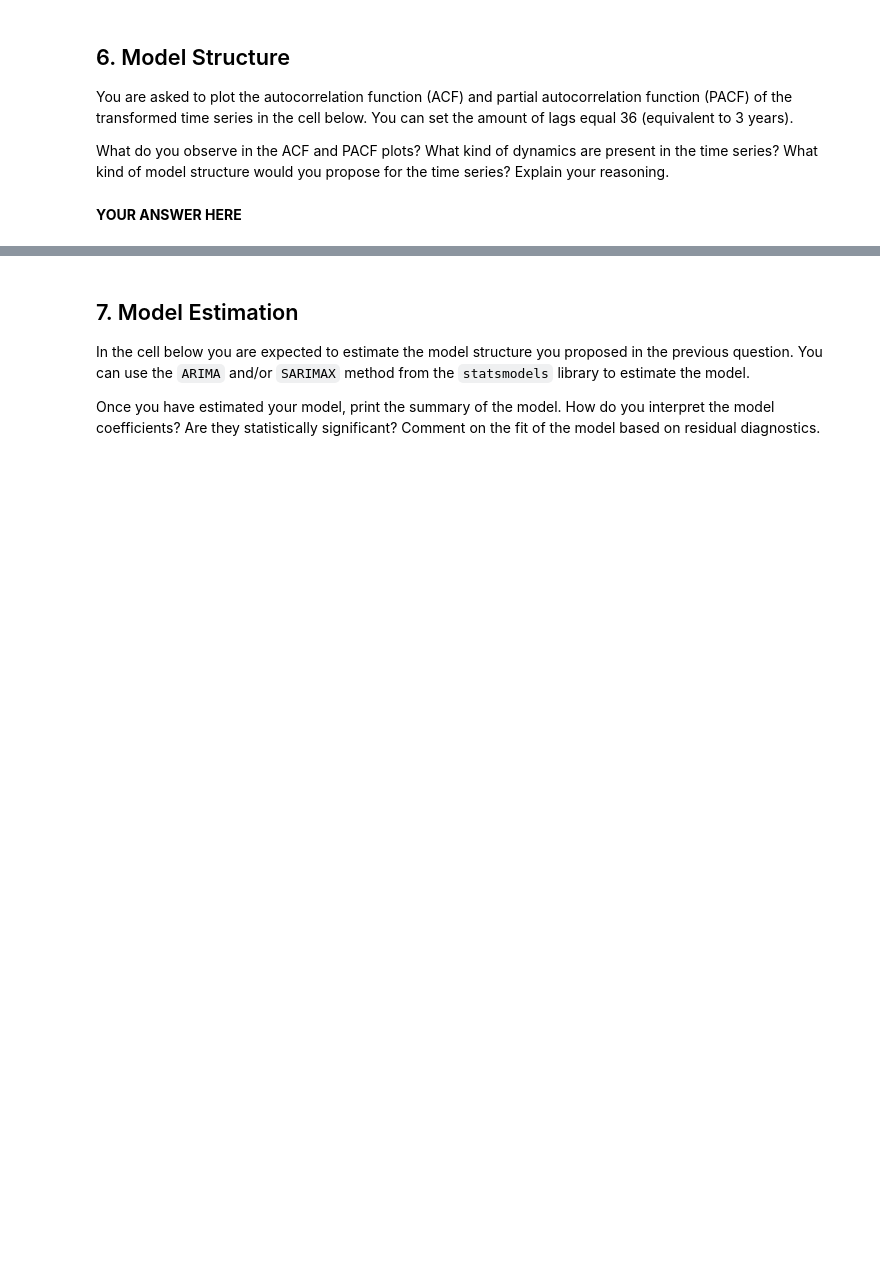
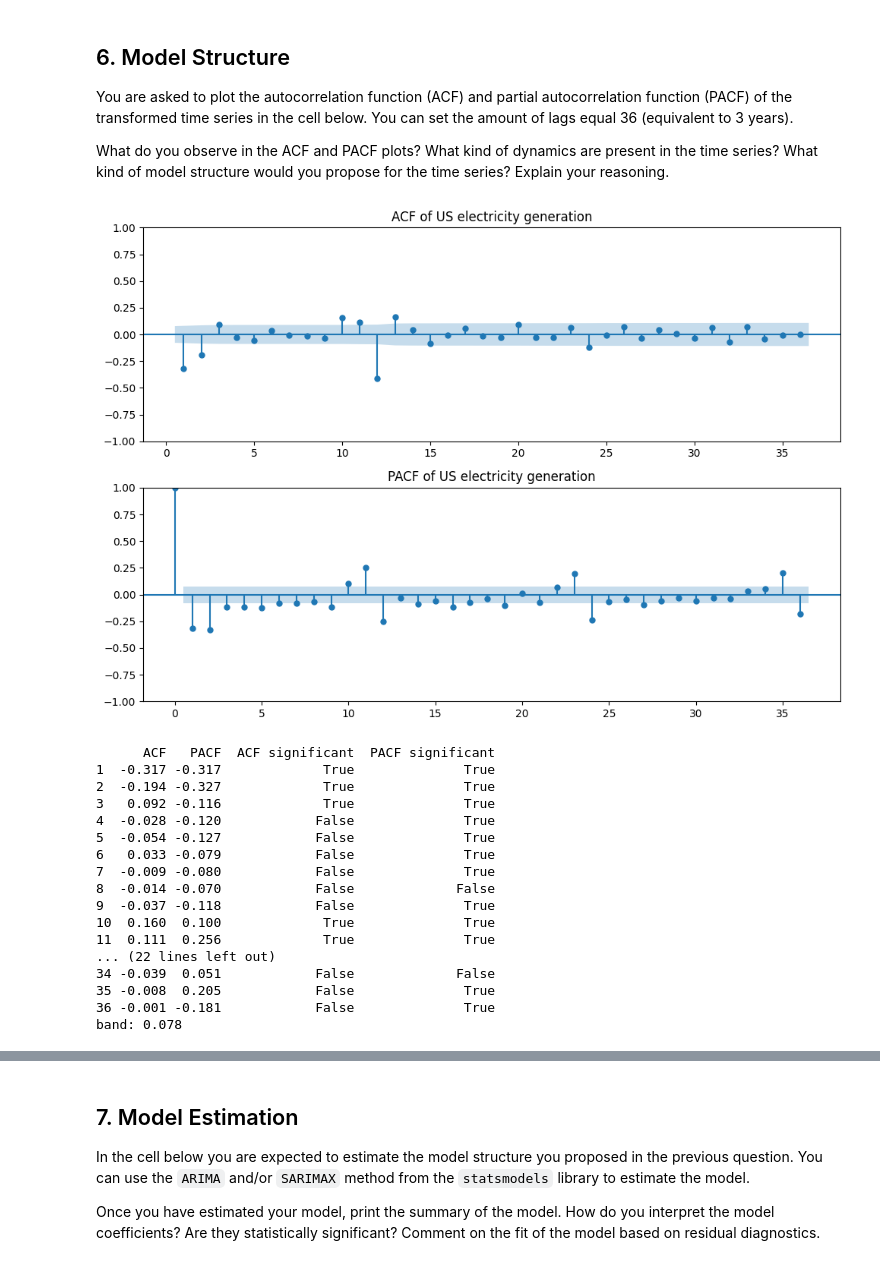
Before and after one commit to qgelena/US-_monthly-_electricity_generation, a Jupyter notebook: ftse_assignment_2026.ipynb, the cells around one changed output, grey strips where cells are left out. Cells and saved outputs as stored; diff of their text form; code cells hidden in the pictures; blank space fills up the shorter version.

```diff
--- a/ftse_assignment_2026.ipynb
+++ b/ftse_assignment_2026.ipynb
@@ -332,2 +327,38 @@ raise NotImplementedError
-# %% [markdown]
-**YOUR ANSWER HERE**
+# %%
+fig, axes = plt.subplots(2,1, figsize=(10,7))
+plot_acf(z, lags=36, ax=axes[0], zero=False)
+plot_pacf(z, lags=36, ax=axes[1], method='ywm')
+axes[0].set_title("ACF of US electricity generation")
+axes[1].set_title("PACF of US electricity generation")
+plt.tight_layout()
+plt.show()
+
+#exact values
+
+acf_z = acf(z, nlags=36)
+pacf_z = pacf(z, nlags=36, method='ywm')
+band=1.96/np.sqrt(len(z))
+tab = pd.DataFrame({"ACF": acf_z, "PACF": pacf_z})
+tab['ACF significant'] = tab['ACF'].abs() > band
+tab['PACF significant'] = tab['PACF'].abs() >band
+print(tab.iloc[1:].round(3))
+print("band:", round(band, 3))
+# %% [output]
+[figure, added]
+      ACF   PACF  ACF significant  PACF significant
+1  -0.317 -0.317             True              True
+2  -0.194 -0.327             True              True
+3   0.092 -0.116             True              True
+4  -0.028 -0.120            False              True
+5  -0.054 -0.127            False              True
+6   0.033 -0.079            False              True
+7  -0.009 -0.080            False              True
+8  -0.014 -0.070            False             False
+9  -0.037 -0.118            False              True
+10  0.160  0.100             True              True
+11  0.111  0.256             True              True
+... (22 lines left out)
+34 -0.039  0.051            False             False
+35 -0.008  0.205            False              True
+36 -0.001 -0.181            False              True
+band: 0.078
```
Also changed, not shown: parts of 8 cells of this notebook.
